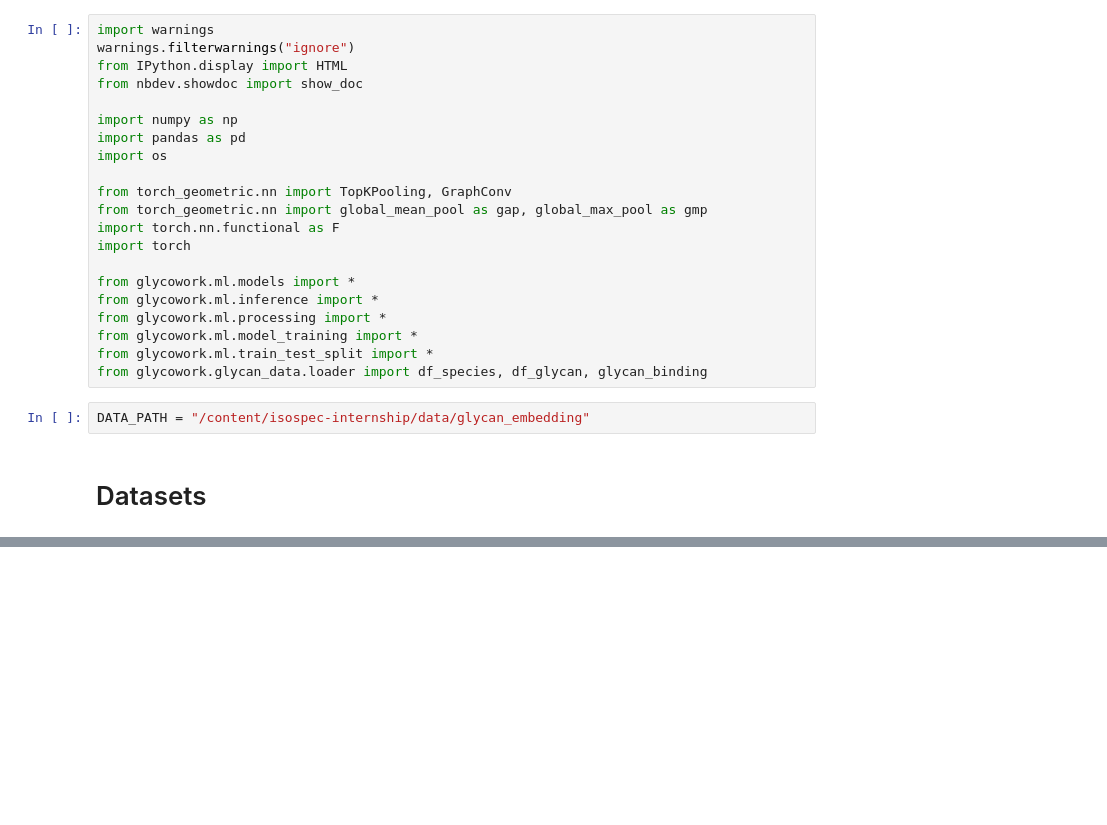
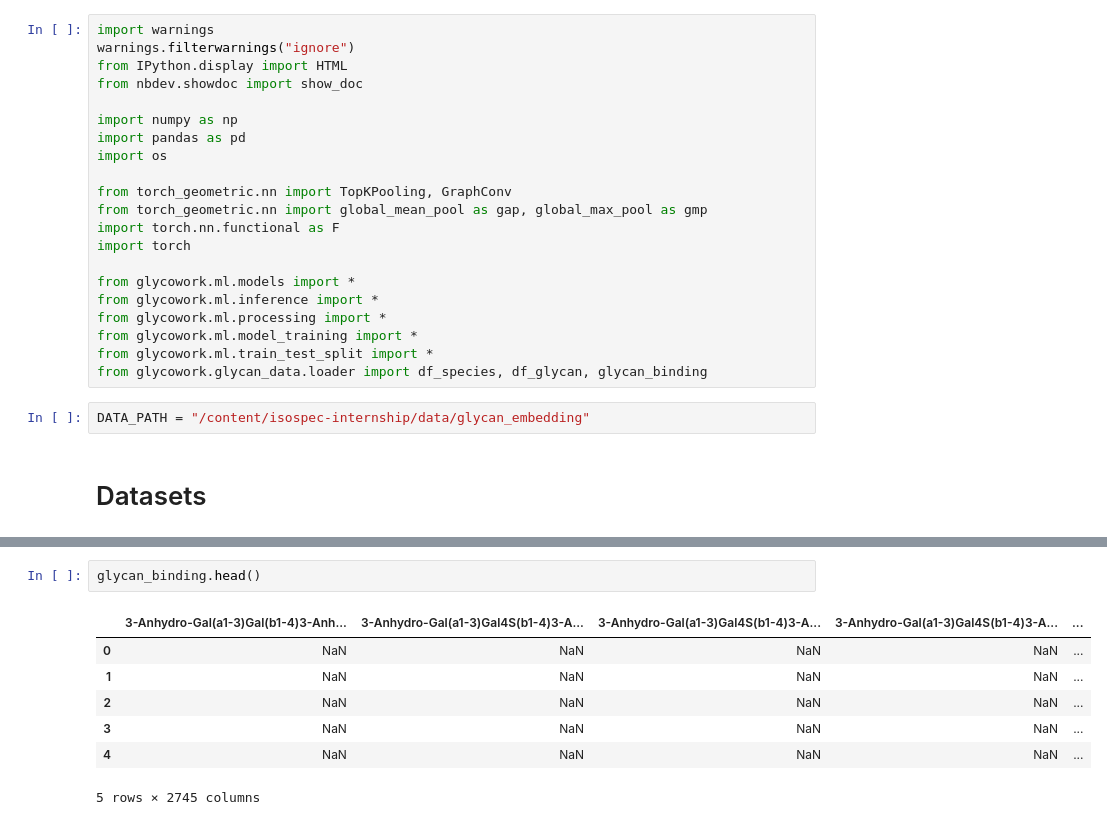
Before and after one commit to PhiCtl/glycan-biomarkers, a Jupyter notebook: src/Task_2/glycan_embedding.ipynb, the cells around one changed output, grey strips where cells are left out. Cells and saved outputs as stored; diff of their text form; blank space fills up the shorter version.

```diff
--- a/src/Task_2/glycan_embedding.ipynb
+++ b/src/Task_2/glycan_embedding.ipynb
@@ -58,3 +68,13 @@ df_glycan_list.head()
+# %%
+glycan_binding.head()
+# %% [output]
+|  | 3-Anhydro-Gal(a1-3)Gal(b1-4)3-Anh... | 3-Anhydro-Gal(a1-3)Gal4S(b1-4)3-A... | 3-Anhydro-Gal(a1-3)Gal4S(b1-4)3-A... | 3-Anhydro-Gal(a1-3)Gal4S(b1-4)3-A... | ... |
+| 0 | NaN | NaN | NaN | NaN | ... |
+| 1 | NaN | NaN | NaN | NaN | ... |
+| 2 | NaN | NaN | NaN | NaN | ... |
+| 3 | NaN | NaN | NaN | NaN | ... |
+| 4 | NaN | NaN | NaN | NaN | ... |
+5 rows × 2745 columns
 # %%
 # Used to control representation in the embedding space by assessing closeness
 df_N_glycans = pd.read_csv(os.path.join(DATA_PATH, 'N_glycans_df.csv'))
```
Also changed, not shown: parts of 13 cells of this notebook.
